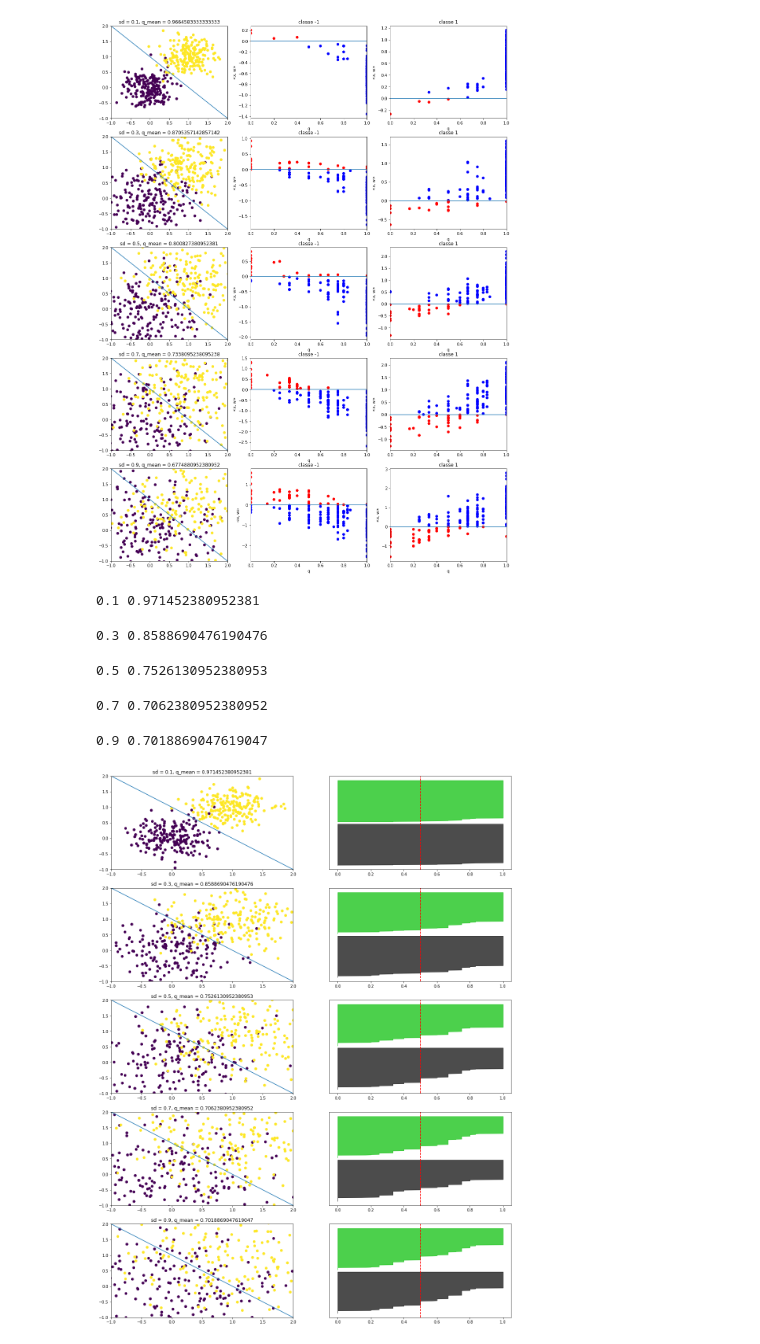
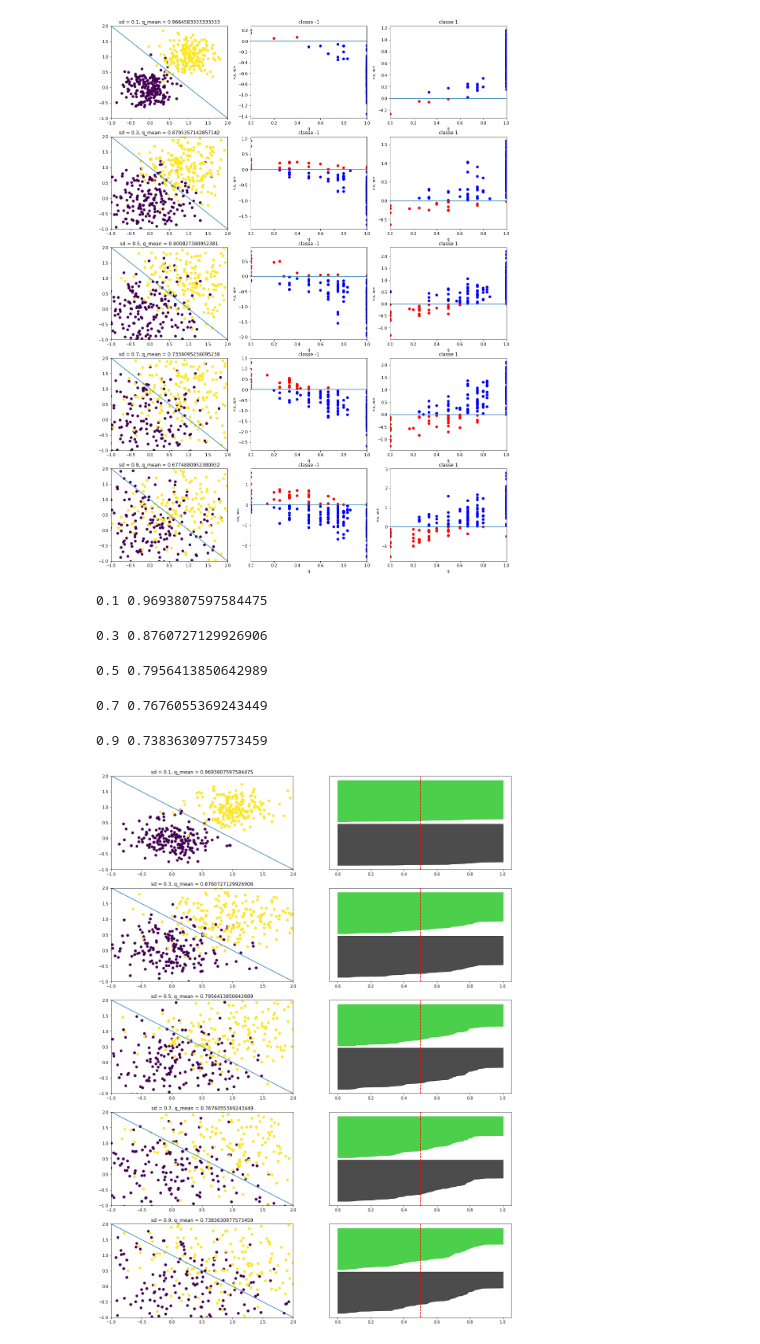
Before and after one commit to cljosegfer/q, a Jupyter notebook: q.ipynb, the cells around one changed output. Saved outputs shown, nothing was run; the diff lists cells and outputs as text; code cells hidden in the pictures.

```diff
--- a/q.ipynb
+++ b/q.ipynb
@@ -208,7 +208,8 @@ for idx, sd in enumerate(sds):
       degree = len(vizinhos)
       opposite = 0
       for vizinho in vizinhos:
-          opposite += np.abs(y[i] - y[vizinho]) / 2
+          # opposite += np.abs(y[i] - y[vizinho]) / 2
+          opposite += np.exp(-np.linalg.norm(X[i] - X[vizinho])) * np.abs(y[i] - y[vizinho]) / 2
       q = 1 - opposite / degree
       scores.append(q)
   scores = np.array(scores)
@@ -231,36 +232,36 @@ for idx, sd in enumerate(sds):
   axis[idx, 0].axline((0, 1), (1, 0))
   axis[idx, 0].set_xlim([-1, 2])
   axis[idx, 0].set_ylim([-1, 2])
   axis[idx, 0].set_title('sd = {}, q_mean = {}'.format(sd, np.mean(scores)));
 
   log = np.stack((scores, distances)).T
 
   y_lower = 10
   for c in np.unique(y):
       cluster = y == c
       ith_cluster_silhouette_values = scores[cluster]
       ith_cluster_silhouette_values.sort()
 
       size_cluster_i = ith_cluster_silhouette_values.shape[0]
       y_upper = y_lower + size_cluster_i
 
       color = cm.nipy_spectral(float(c) / len(np.unique(y)))
       # color = [colors[e] for e in erro[cluster]]
       axis[idx, 1].fill_betweenx(
           np.arange(y_lower, y_upper),
           0,
           ith_cluster_silhouette_values,
           facecolor=color,
           edgecolor=color,
           alpha=0.7,
       )
       y_lower = y_upper + 10
   axis[idx, 1].axvline(x=0.5, color="red", linestyle="--")
   axis[idx, 1].set_yticks([])
 # %% [output]
-0.1 0.971452380952381
+0.1 0.9693807597584475
-0.3 0.8588690476190476
+0.3 0.8760727129926906
-0.5 0.7526130952380953
+0.5 0.7956413850642989
-0.7 0.7062380952380952
+0.7 0.7676055369243449
-0.9 0.7018869047619047
+0.9 0.7383630977573459
-[figure, old version]
+[figure, new version]
```
Also changed, not shown: 1 other file.
